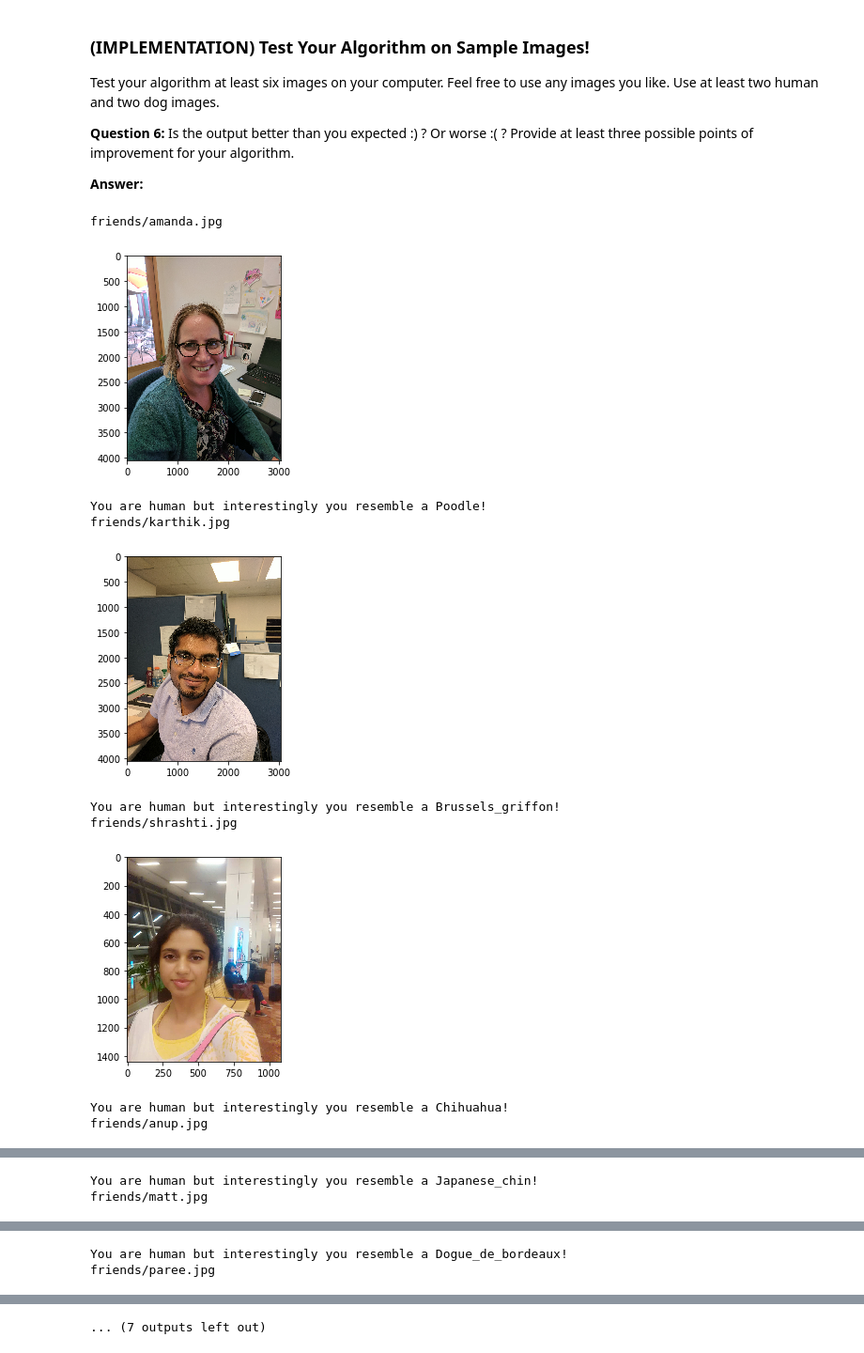
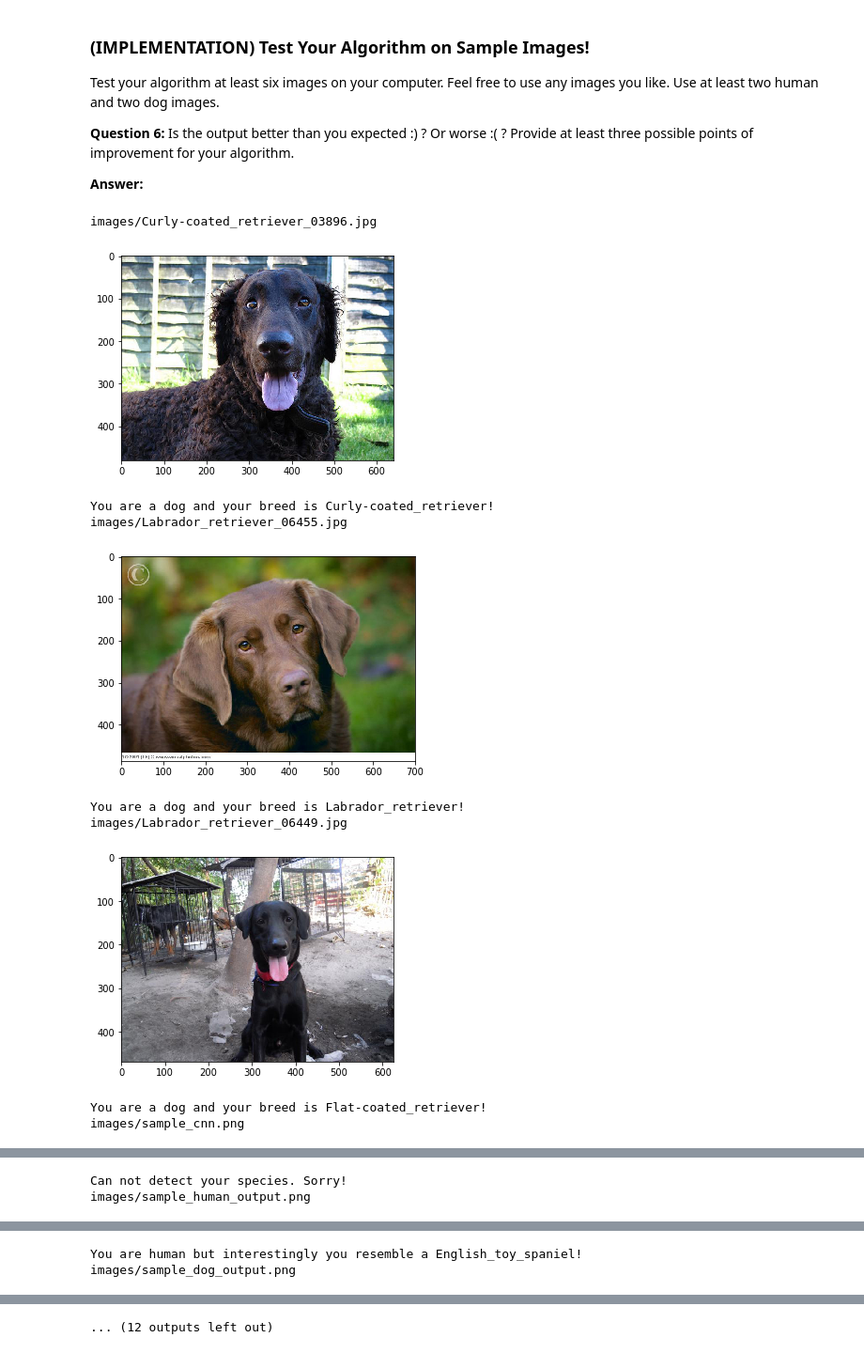
Before and after one commit to thunde47/dog_breed_detection, a Jupyter notebook: dog_app.ipynb, the cells around one changed output, grey strips where cells are left out. Shown at 94% size. Saved outputs shown, nothing was run; the diff lists cells and outputs as text; code cells hidden in the pictures.

Commit message:
tested on sample images

```diff
--- a/dog_app.ipynb
+++ b/dog_app.ipynb
@@ -1384,7 +1384,7 @@ where `{network}`, in the above filename, should be one of `VGG19`, `Resnet50`,
 ### TODO: Write a function that takes a path to an image as input
 ### and returns the dog breed that is predicted by the model.
 from extract_bottleneck_features import *
-
+Resnet50_model.load_weights('saved_models/weights.best.Resnet50.hdf5')
 def Resnet50_predict_breed(img_path):
     # extract bottleneck features
     bottleneck_feature = extract_Resnet50(path_to_tensor(img_path))
@@ -1440,19 +1440,19 @@ __Answer:__
 # %%
 ## TODO: Execute your algorithm from Step 6 on
 ## at least 6 images on your computer.
 ## Feel free to use as many code cells as needed.
 import glob
-for img_path in glob.glob("friends/*"):
+for img_path in glob.glob("images/*"):
     print(img_path)
     detect_species(img_path)
 # %% [output]
-friends/amanda.jpg
+images/Curly-coated_retriever_03896.jpg
-[figure, old version]
+[figure, new version]
-You are human but interestingly you resemble a Poodle!
-friends/karthik.jpg
+You are a dog and your breed is Curly-coated_retriever!
+images/Labrador_retriever_06455.jpg
-[figure, old version]
+[figure, new version]
-You are human but interestingly you resemble a Brussels_griffon!
-friends/shrashti.jpg
+You are a dog and your breed is Labrador_retriever!
+images/Labrador_retriever_06449.jpg
-[figure, old version]
+[figure, new version]
-You are human but interestingly you resemble a Chihuahua!
-friends/anup.jpg
+You are a dog and your breed is Flat-coated_retriever!
+images/sample_cnn.png
@@ -1460,2 +1460,2 @@ friends/anup.jpg
-You are human but interestingly you resemble a Japanese_chin!
-friends/matt.jpg
+Can not detect your species. Sorry!
+images/sample_human_output.png
@@ -1463,2 +1463,2 @@ friends/matt.jpg
-You are human but interestingly you resemble a Dogue_de_bordeaux!
-friends/paree.jpg
+You are human but interestingly you resemble a English_toy_spaniel!
+images/sample_dog_output.png
@@ -1466 +1466 @@ friends/paree.jpg
-... (7 outputs left out)
+... (12 outputs left out)
```
Also changed, not shown: parts of 1 cell of this notebook.
